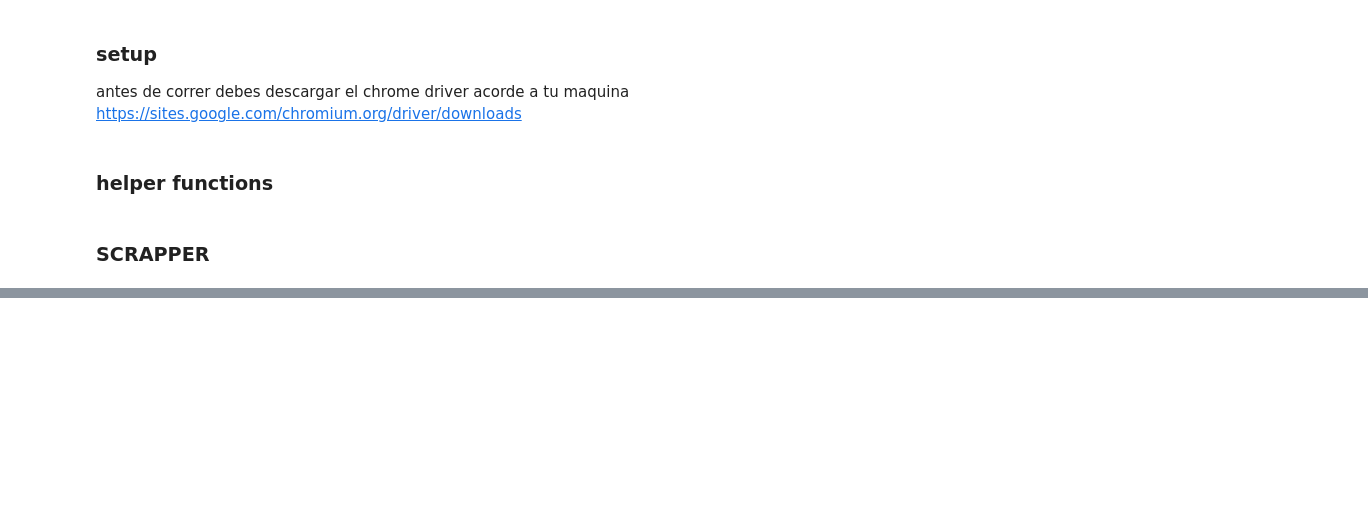
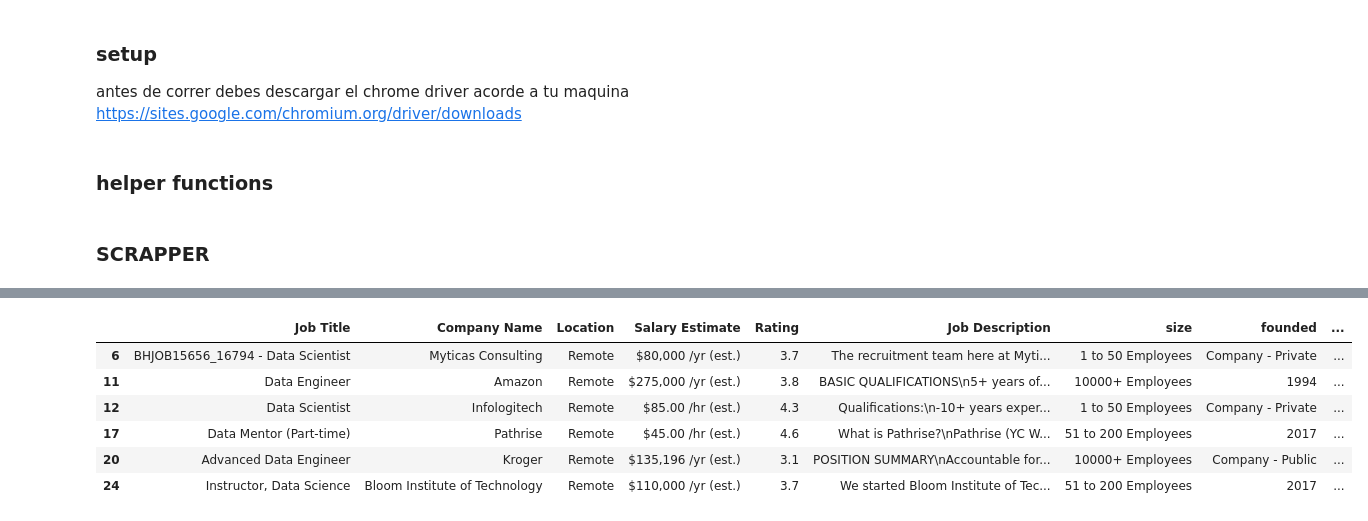
Before and after one commit to EiderDiaz/data_wrangling_scrapp, a Jupyter notebook: scrapper_glassdor2.ipynb, the cells around one changed output, grey strips where cells are left out. Saved outputs shown, nothing was run; the diff lists cells and outputs as text; code cells hidden in the pictures; blank space fills up the shorter version.

```diff
--- a/scrapper_glassdor2.ipynb
+++ b/scrapper_glassdor2.ipynb
@@ -242,0 +243,10 @@ df.to_csv('jobs.csv')
+# %%
+trabajos_df[(trabajos_df["Location"] == "Remote") & (trabajos_df["Rating"] != -1) ]
+# %% [output]
+|  | Job Title | Company Name | Location | Salary Estimate | Rating | Job Description | size | founded | ... |
+| 6 | BHJOB15656_16794 - Data Scientist | Myticas Consulting | Remote | $80,000 /yr (est.) | 3.7 | The recruitment team here at Myti... | 1 to 50 Employees | Company - Private | ... |
+| 11 | Data Engineer | Amazon | Remote | $275,000 /yr (est.) | 3.8 | BASIC QUALIFICATIONS\n5+ years of... | 10000+ Employees | 1994 | ... |
+| 12 | Data Scientist | Infologitech | Remote | $85.00 /hr (est.) | 4.3 | Qualifications:\n-10+ years exper... | 1 to 50 Employees | Company - Private | ... |
+| 17 | Data Mentor (Part-time) | Pathrise | Remote | $45.00 /hr (est.) | 4.6 | What is Pathrise?\nPathrise (YC W... | 51 to 200 Employees | 2017 | ... |
+| 20 | Advanced Data Engineer | Kroger | Remote | $135,196 /yr (est.) | 3.1 | POSITION SUMMARY\nAccountable for... | 10000+ Employees | Company - Public | ... |
+| 24 | Instructor, Data Science | Bloom Institute of Technology | Remote | $110,000 /yr (est.) | 3.7 | We started Bloom Institute of Tec... | 51 to 200 Employees | 2017 | ... |
```
Also changed, not shown: parts of 4 cells of this notebook, 2 other files.
